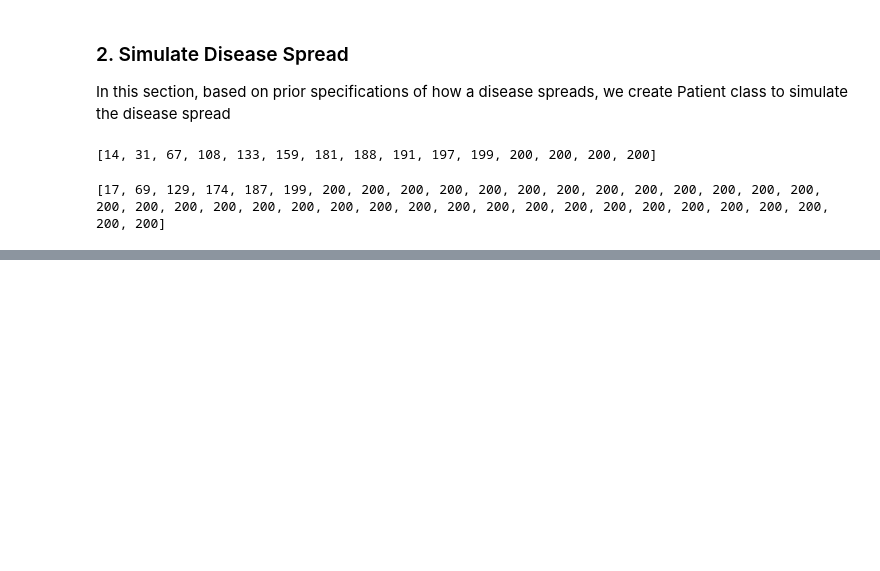
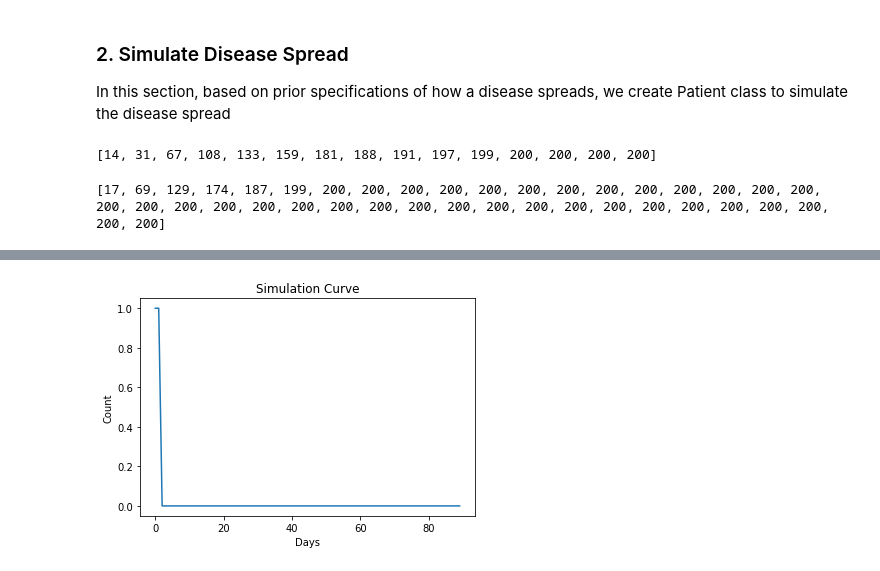
Before and after one commit to DanielTranDS/ObjectOrientedProgramming-OOP-Project, a Jupyter notebook: Pandemic Simulation OOP.ipynb, the cells around one changed output, grey strips where cells are left out. Saved outputs shown, nothing was run; the diff lists cells and outputs as text; code cells hidden in the pictures; blank space fills up the shorter version.

```diff
--- a/Pandemic Simulation OOP.ipynb
+++ b/Pandemic Simulation OOP.ipynb
@@ -462,0 +527,7 @@ print(testcase_2)
+# %%
+days_C=90
+prob_C=0.18
+health_C=40
+visual_curve('Network data.txt',days_C,prob_C,health_C)
+# %% [output]
+[figure, added]
```
Also changed, not shown: parts of 8 cells of this notebook.
